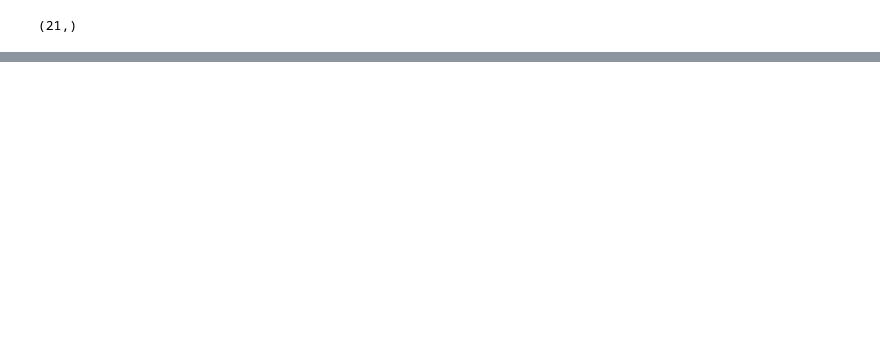
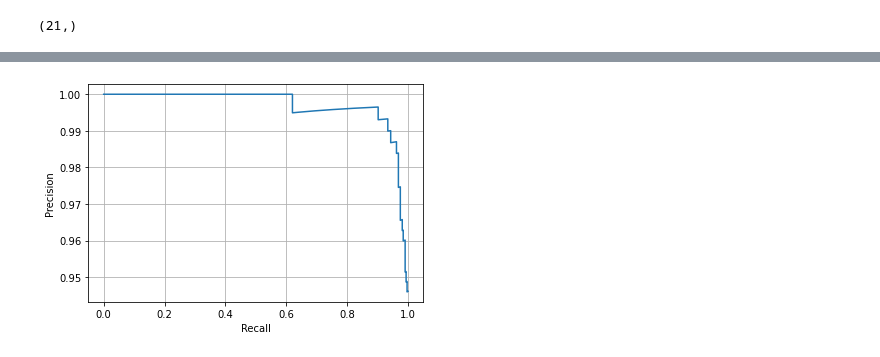
Before and after one commit to NguyenThanhAI/Advanced_Optimization_Exercises_2, a Jupyter notebook: optimize.ipynb, the cells around one changed output, grey strips where cells are left out. Cells and saved outputs as stored; diff of their text form; code cells hidden in the pictures; blank space fills up the shorter version.

```diff
--- a/optimize.ipynb
+++ b/optimize.ipynb
@@ -174,0 +179,10 @@ array([  1.38443971,   1.52150222,  -1.82773335,  -2.12687362,
+# %%
+val_prob = predict(x=x_test, w=weights, return_prob=True)
+precision, recall, thresholds = precision_recall_curve(y_test, val_prob)
+
+plt.plot(recall, precision)
+plt.xlabel("Recall")
+plt.ylabel("Precision")
+plt.grid()
+# %% [output]
+[figure, added]
```
Also changed, not shown: parts of 16 cells of this notebook, 1 other file.
